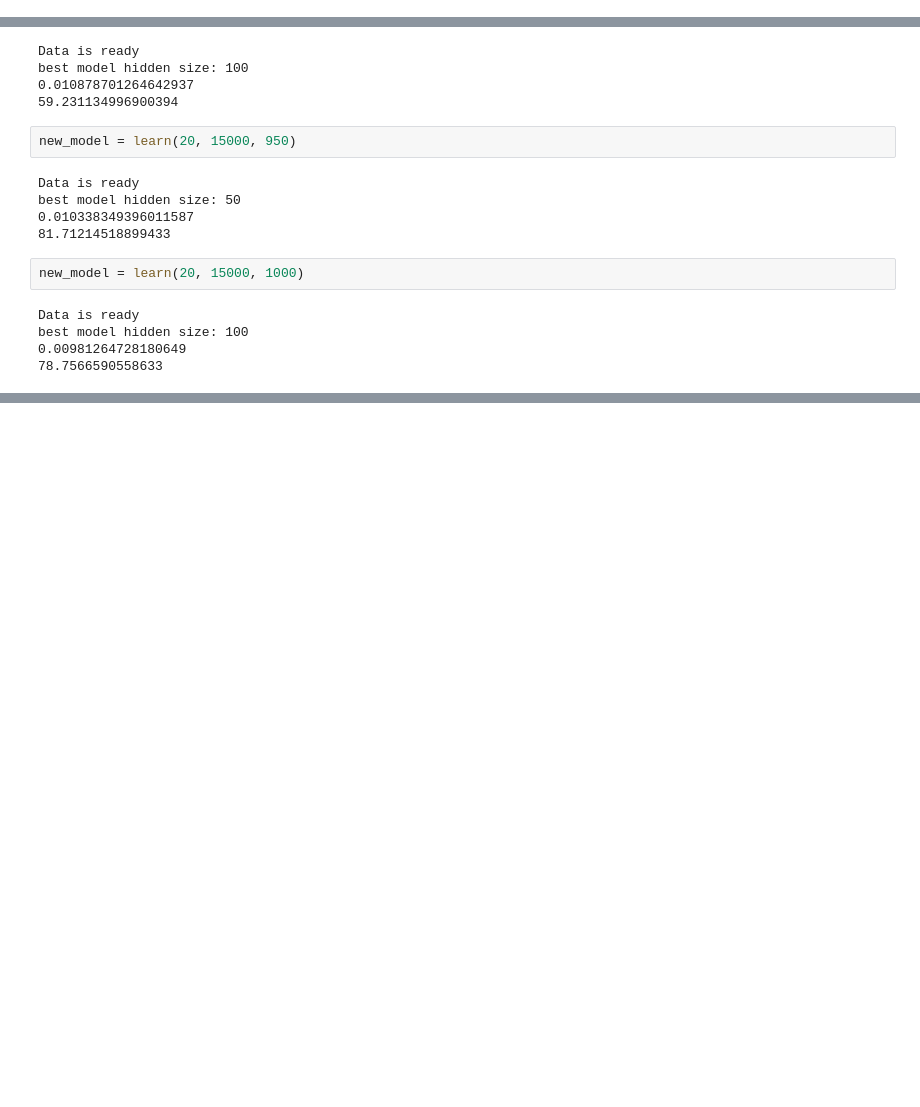
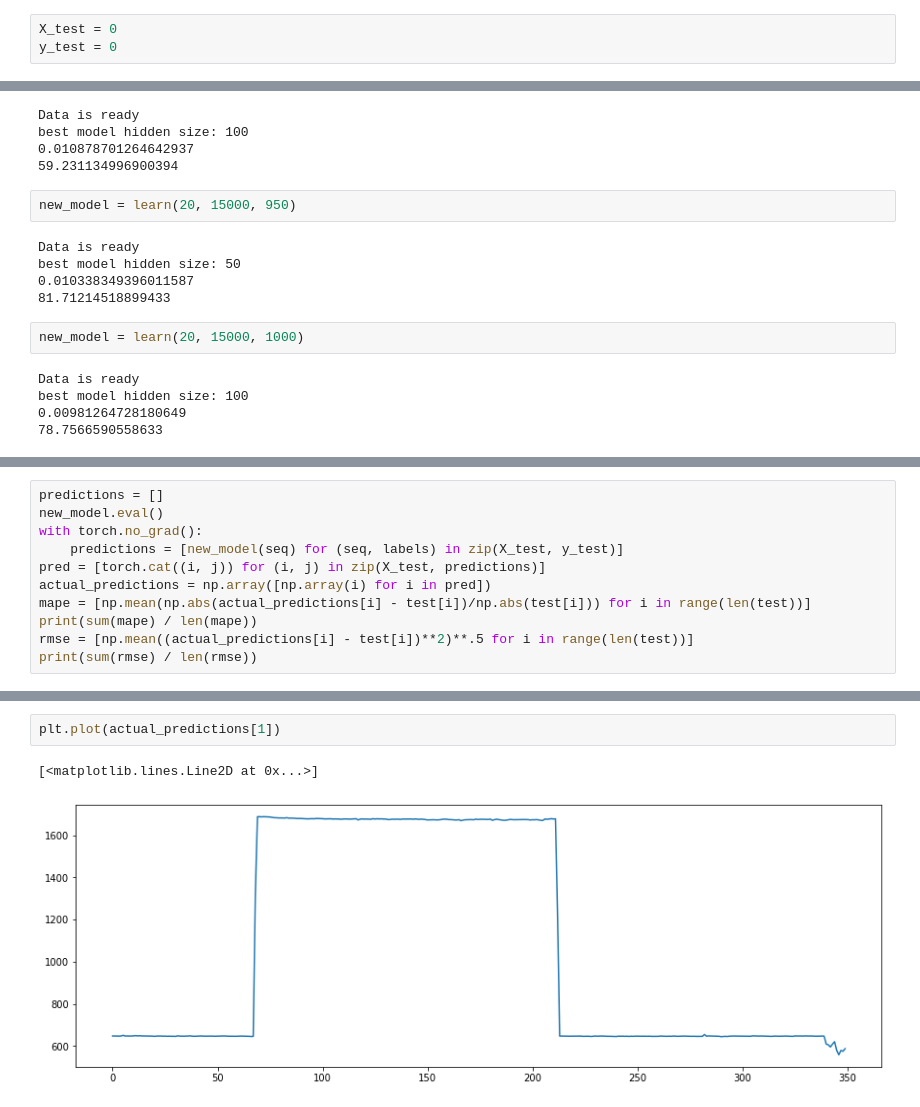
Before and after one commit to HannaYakusevych/Time_series_forecasting, a Jupyter notebook: BPNN.ipynb, the cells around one changed output, grey strips where cells are left out. Saved outputs shown, nothing was run; the diff lists cells and outputs as text; blank space fills up the shorter version.

```diff
--- a/BPNN.ipynb
+++ b/BPNN.ipynb
@@ -50,6 +50,9 @@ def prepare_data(df, num_elements=50):
         new_data.append(df[current_index:current_index+num_elements])
         current_index += step
     return new_data
+# %%
+X_test = 0
+y_test = 0
 # %%
 def learn(num, count, data_len, lr=0.01):
     num = [str(i) for i in range(num)]
@@ -796,0 +886,11 @@ best model hidden size: 100
+# %%
+predictions = []
+new_model.eval()
+with torch.no_grad():
+    predictions = [new_model(seq) for (seq, labels) in zip(X_test, y_test)]
+pred = [torch.cat((i, j)) for (i, j) in zip(X_test, predictions)]
+actual_predictions = np.array([np.array(i) for i in pred])
+mape = [np.mean(np.abs(actual_predictions[i] - test[i])/np.abs(test[i])) for i in range(len(test))]
+print(sum(mape) / len(mape))
+rmse = [np.mean((actual_predictions[i] - test[i])**2)**.5 for i in range(len(test))]
+print(sum(rmse) / len(rmse))
@@ -796,0 +916,5 @@ best model hidden size: 100
+# %%
+plt.plot(actual_predictions[1])
+# %% [output]
+[<matplotlib.lines.Line2D at 0x...>]
+[figure, added]
```
Also changed, not shown: parts of 25 cells of this notebook, 11 other files.
